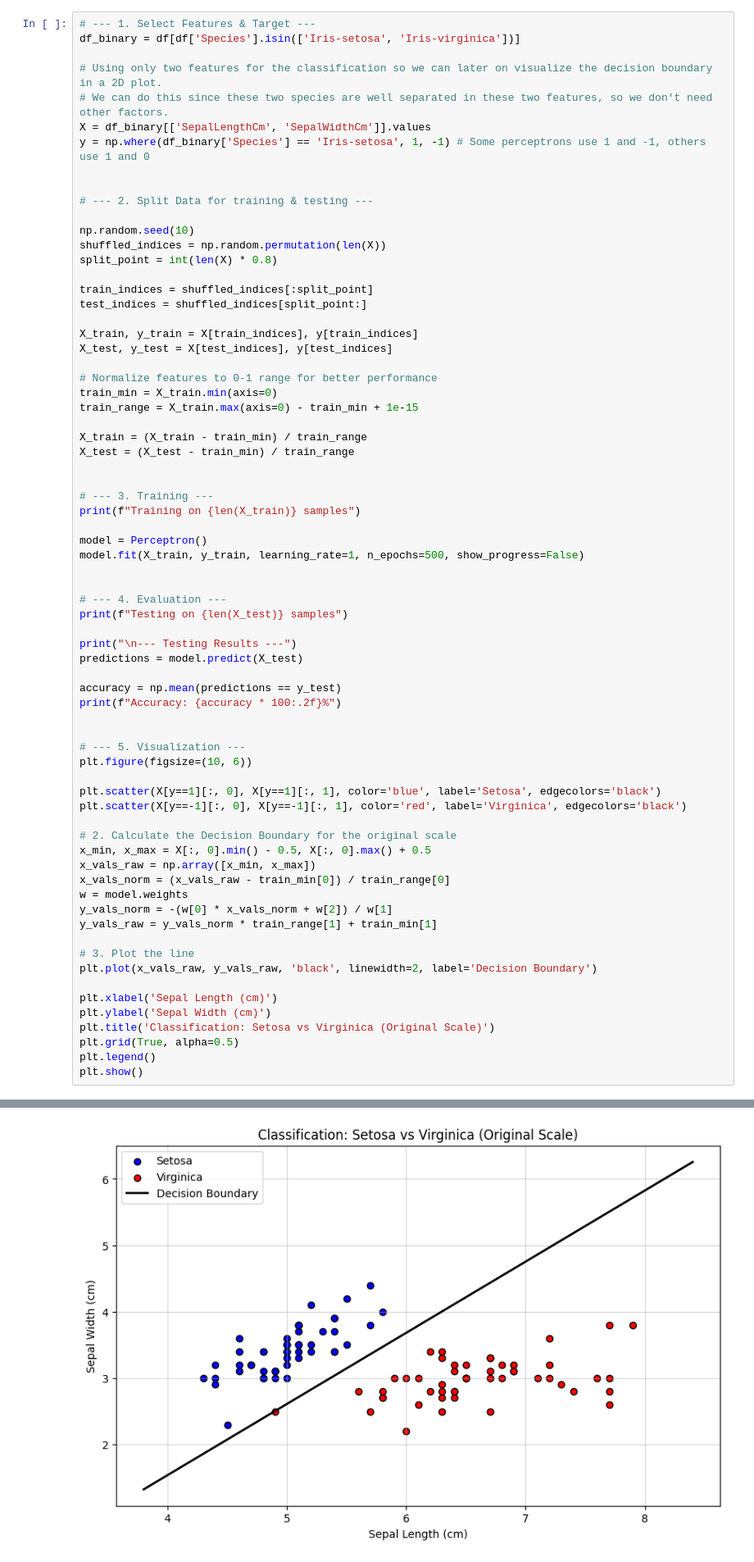
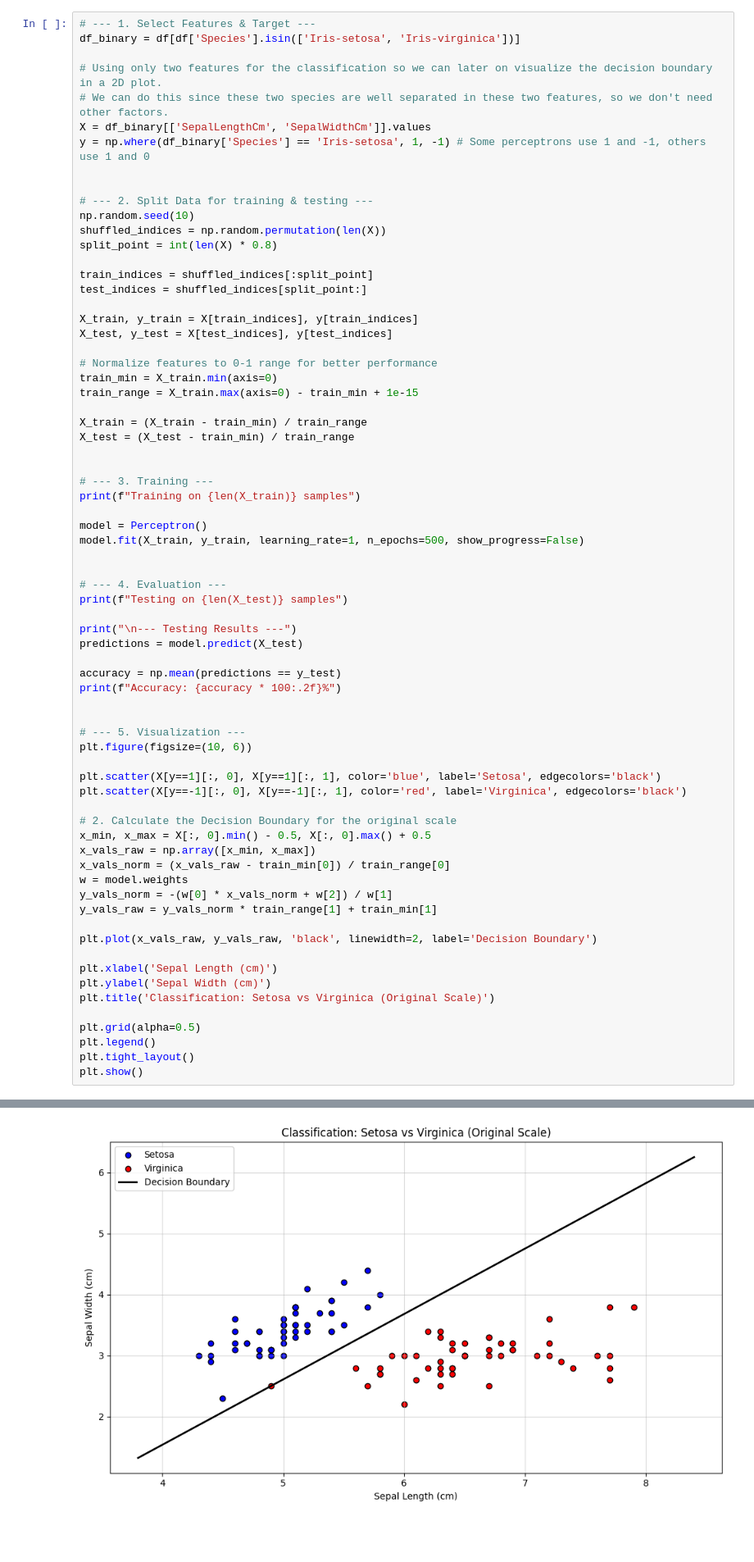
Before and after one commit to YaliMagdasy/ml-models-and-usage, a Jupyter notebook: notebooks/binary-classification.ipynb, the cells around one changed output, grey strips where cells are left out. Shown at 82% size. Saved outputs shown, nothing was run; the diff lists cells and outputs as text; blank space fills up the shorter version.

```diff
--- a/notebooks/binary-classification.ipynb
+++ b/notebooks/binary-classification.ipynb
@@ -86,7 +86,6 @@ y = np.where(df_binary['Species'] == 'Iris-setosa', 1, -1) # Some perceptrons us
 
 
 # --- 2. Split Data for training & testing ---
-
 np.random.seed(10)
 shuffled_indices = np.random.permutation(len(X))
 split_point = int(len(X) * 0.8)
@@ -122,35 +121,36 @@ accuracy = np.mean(predictions == y_test)
 print(f"Accuracy: {accuracy * 100:.2f}%")
 
 
 # --- 5. Visualization ---
 plt.figure(figsize=(10, 6))
 
 plt.scatter(X[y==1][:, 0], X[y==1][:, 1], color='blue', label='Setosa', edgecolors='black')
 plt.scatter(X[y==-1][:, 0], X[y==-1][:, 1], color='red', label='Virginica', edgecolors='black')
 
 # 2. Calculate the Decision Boundary for the original scale
 x_min, x_max = X[:, 0].min() - 0.5, X[:, 0].max() + 0.5
 x_vals_raw = np.array([x_min, x_max])
 x_vals_norm = (x_vals_raw - train_min[0]) / train_range[0]
 w = model.weights
 y_vals_norm = -(w[0] * x_vals_norm + w[2]) / w[1]
 y_vals_raw = y_vals_norm * train_range[1] + train_min[1]
 
-# 3. Plot the line
 plt.plot(x_vals_raw, y_vals_raw, 'black', linewidth=2, label='Decision Boundary')
 
 plt.xlabel('Sepal Length (cm)')
 plt.ylabel('Sepal Width (cm)')
 plt.title('Classification: Setosa vs Virginica (Original Scale)')
-plt.grid(True, alpha=0.5)
+
+plt.grid(alpha=0.5)
 plt.legend()
+plt.tight_layout()
 plt.show()
 # %% [output]
 Training on 80 samples
 Testing on 20 samples
 
 --- Testing Results ---
 Accuracy: 100.00%
-[figure, old version]
+[figure, new version]
 # %% [markdown]
 If you used a random seed and suddenly the descision boundary did not include a point or moved much, it's probably because the model was not trained for this point (since it wasn't in the training data), and the point is probably an outlier.
```
Also changed, not shown: 1 other file.
